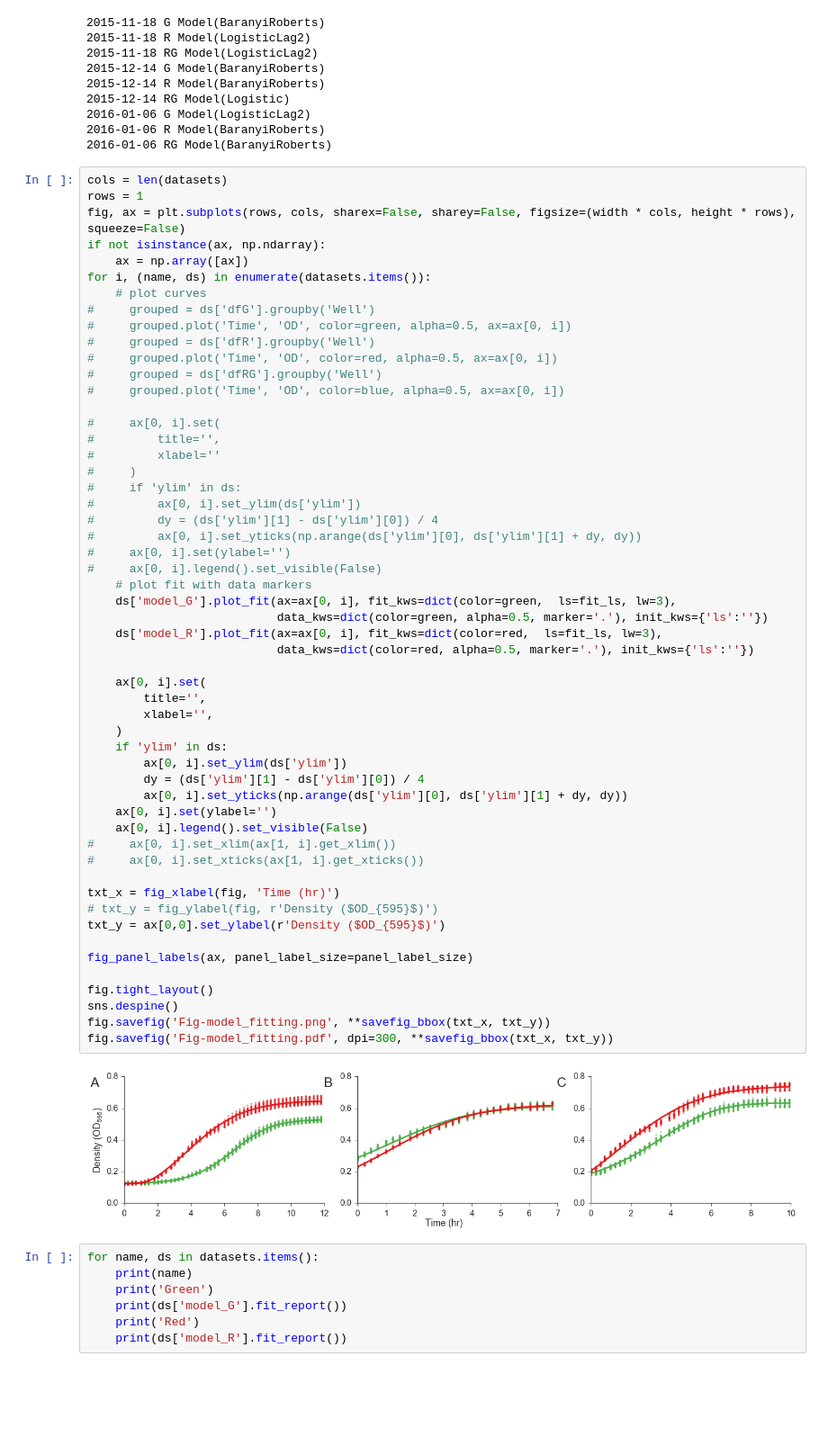
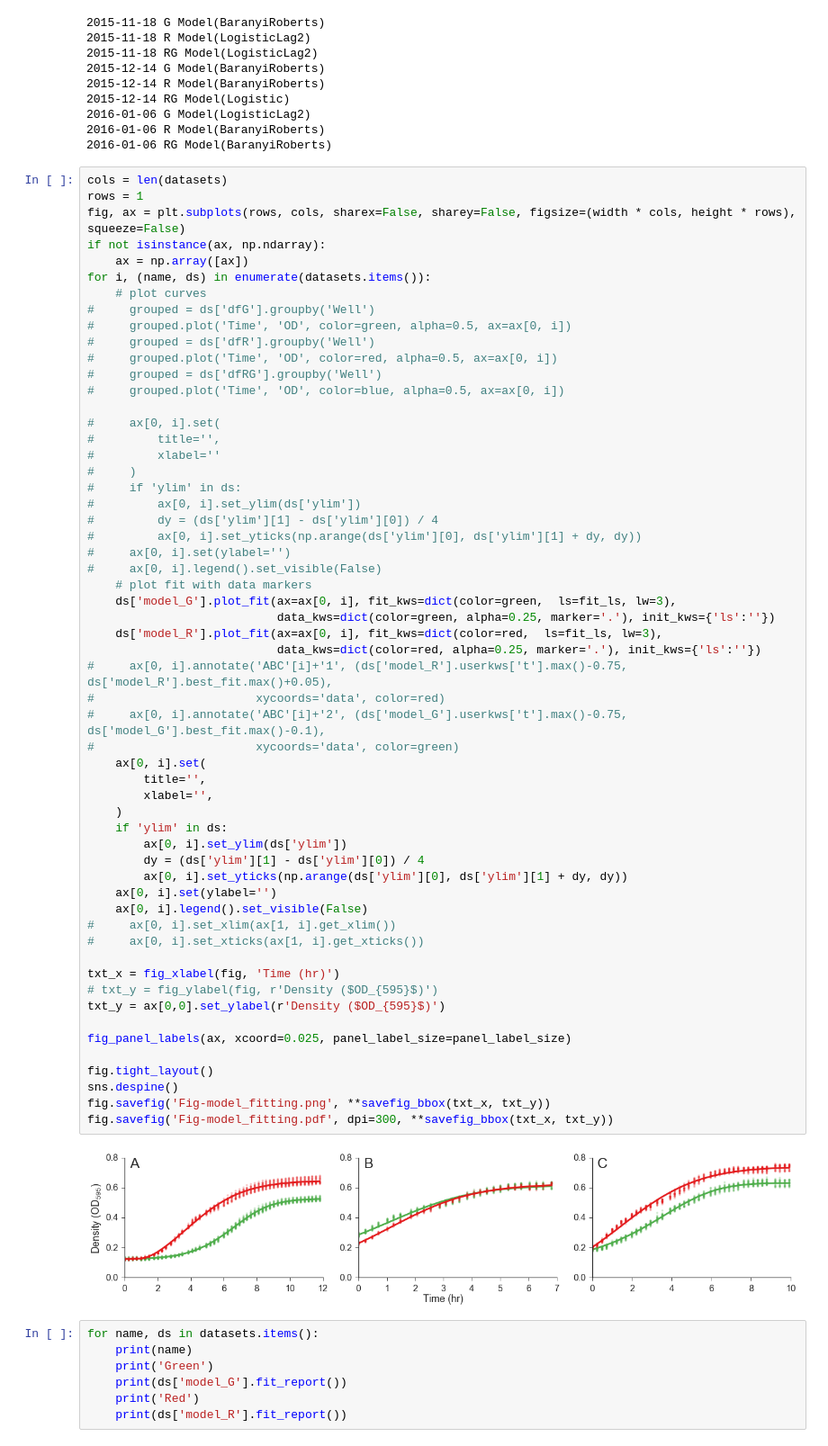
Before and after one commit to yoavram/curveball_ms, a Jupyter notebook: supp.ipynb, the cells around one changed output. Shown at 90% size. Cells and saved outputs as stored; diff of their text form; blank space fills up the shorter version.

```diff
--- a/supp.ipynb
+++ b/supp.ipynb
@@ -153,38 +151,41 @@ for i, (name, ds) in enumerate(datasets.items()):
 #         dy = (ds['ylim'][1] - ds['ylim'][0]) / 4
 #         ax[0, i].set_yticks(np.arange(ds['ylim'][0], ds['ylim'][1] + dy, dy))
 #     ax[0, i].set(ylabel='')
 #     ax[0, i].legend().set_visible(False)
     # plot fit with data markers
     ds['model_G'].plot_fit(ax=ax[0, i], fit_kws=dict(color=green,  ls=fit_ls, lw=3),
-                           data_kws=dict(color=green, alpha=0.5, marker='.'), init_kws={'ls':''})
+                           data_kws=dict(color=green, alpha=0.25, marker='.'), init_kws={'ls':''})
     ds['model_R'].plot_fit(ax=ax[0, i], fit_kws=dict(color=red,  ls=fit_ls, lw=3),
-                           data_kws=dict(color=red, alpha=0.5, marker='.'), init_kws={'ls':''})
-
+                           data_kws=dict(color=red, alpha=0.25, marker='.'), init_kws={'ls':''})
+#     ax[0, i].annotate('ABC'[i]+'1', (ds['model_R'].userkws['t'].max()-0.75, ds['model_R'].best_fit.max()+0.05),
+#                       xycoords='data', color=red)
+#     ax[0, i].annotate('ABC'[i]+'2', (ds['model_G'].userkws['t'].max()-0.75, ds['model_G'].best_fit.max()-0.1),
+#                       xycoords='data', color=green)
     ax[0, i].set(
         title='',
         xlabel='',
     )
     if 'ylim' in ds:
         ax[0, i].set_ylim(ds['ylim'])
         dy = (ds['ylim'][1] - ds['ylim'][0]) / 4
         ax[0, i].set_yticks(np.arange(ds['ylim'][0], ds['ylim'][1] + dy, dy))
     ax[0, i].set(ylabel='')
     ax[0, i].legend().set_visible(False)
 #     ax[0, i].set_xlim(ax[1, i].get_xlim())
 #     ax[0, i].set_xticks(ax[1, i].get_xticks())
 
 txt_x = fig_xlabel(fig, 'Time (hr)')
 # txt_y = fig_ylabel(fig, r'Density ($OD_{595}$)')
 txt_y = ax[0,0].set_ylabel(r'Density ($OD_{595}$)')
 
-fig_panel_labels(ax, panel_label_size=panel_label_size)
+fig_panel_labels(ax, xcoord=0.025, panel_label_size=panel_label_size)
 
 fig.tight_layout()
 sns.despine()
 fig.savefig('Fig-model_fitting.png', **savefig_bbox(txt_x, txt_y))
 fig.savefig('Fig-model_fitting.pdf', dpi=300, **savefig_bbox(txt_x, txt_y))
 # %% [output]
-[figure, old version]
+[figure, new version]
 # %%
 for name, ds in datasets.items():
     print(name)
```
Also changed, not shown: parts of 5 cells of this notebook, 1 other file.
